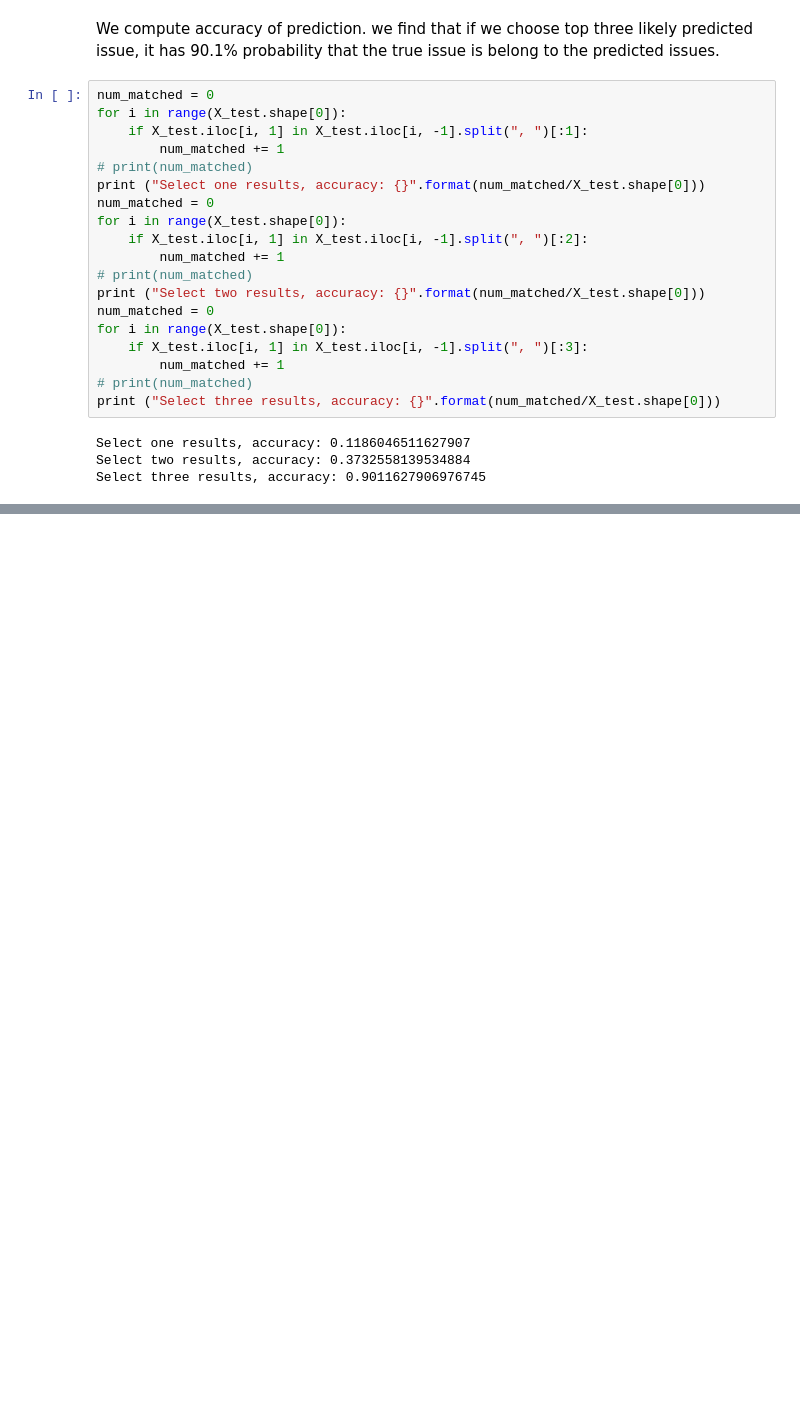
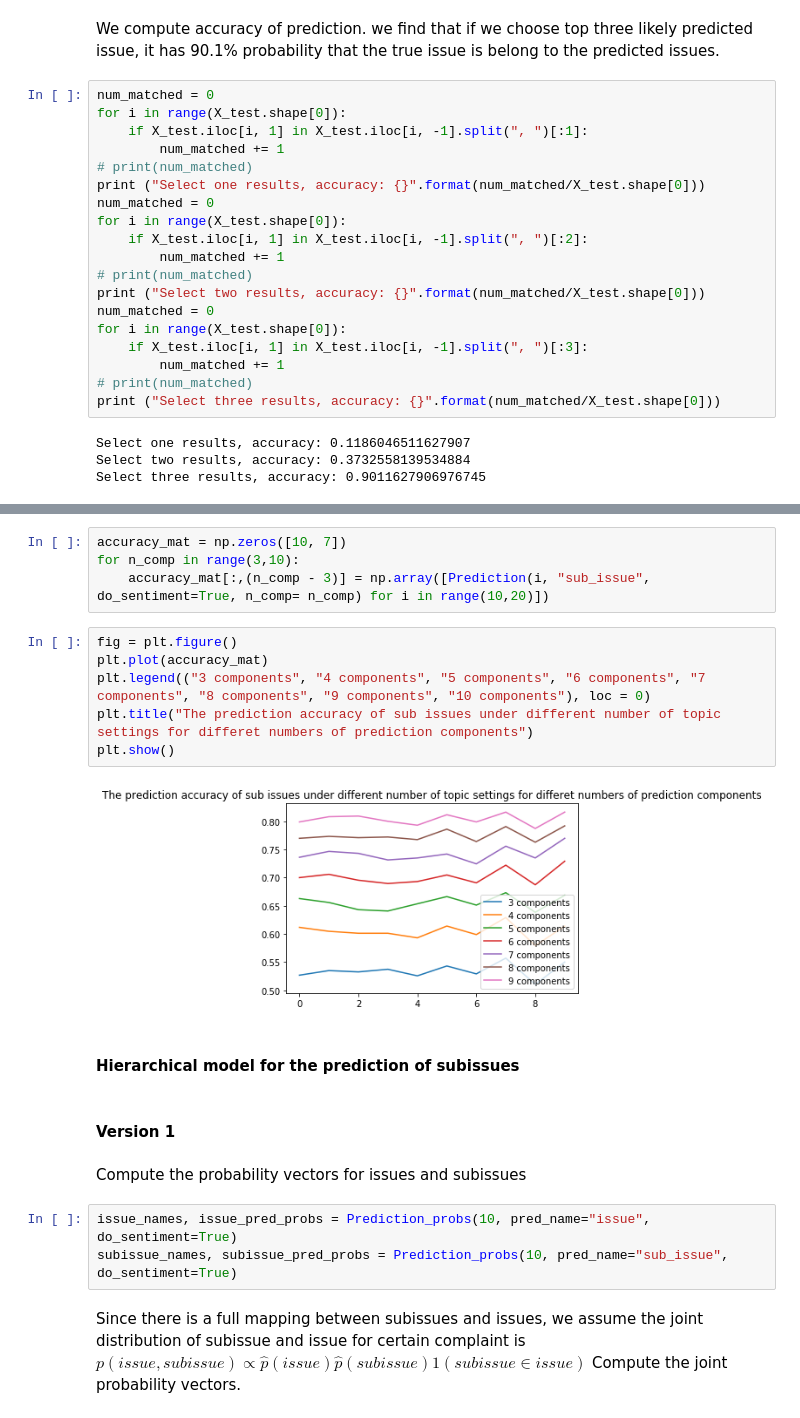
Before and after one commit to Corleno/NLP_complaints, a Jupyter notebook: code/Complaints classification problem based on LDA and Random Forest method.ipynb, the cells around one changed output, grey strips where cells are left out. Drawn from its saved outputs; the diff is of its cells as text; blank space fills up the shorter version.

```diff
--- a/code/Complaints classification problem based on LDA and Random Forest method.ipynb
+++ b/code/Complaints classification problem based on LDA and Random Forest method.ipynb
@@ -304,0 +444,24 @@ Select three results, accuracy: 0.9011627906976745
+# %%
+accuracy_mat = np.zeros([10, 7])
+for n_comp in range(3,10):
+    accuracy_mat[:,(n_comp - 3)] = np.array([Prediction(i, "sub_issue", do_sentiment=True, n_comp= n_comp) for i in range(10,20)])
+# %%
+fig = plt.figure()
+plt.plot(accuracy_mat)
+plt.legend(("3 components", "4 components", "5 components", "6 components", "7 components", "8 components", "9 components", "10 components"), loc = 0)
+plt.title("The prediction accuracy of sub issues under different number of topic settings for differet numbers of prediction components")
+plt.show()
+# %% [output]
+[figure, added]
+# %% [markdown]
+#### Hierarchical model for the prediction of subissues
+# %% [markdown]
+#### Version 1
+# %% [markdown]
+Compute the probability vectors for issues and subissues
+# %%
+issue_names, issue_pred_probs = Prediction_probs(10, pred_name="issue", do_sentiment=True)
+subissue_names, subissue_pred_probs = Prediction_probs(10, pred_name="sub_issue", do_sentiment=True)
+# %% [markdown]
+Since there is a full mapping between subissues and issues, we assume the joint distribution of subissue and issue for certain complaint is $p(issue, subissue) \propto \hat{p}(issue)\hat{p}(subissue)1(subissue \in issue)$
+Compute the joint probability vectors.
```
Also changed, not shown: parts of 22 cells of this notebook.
